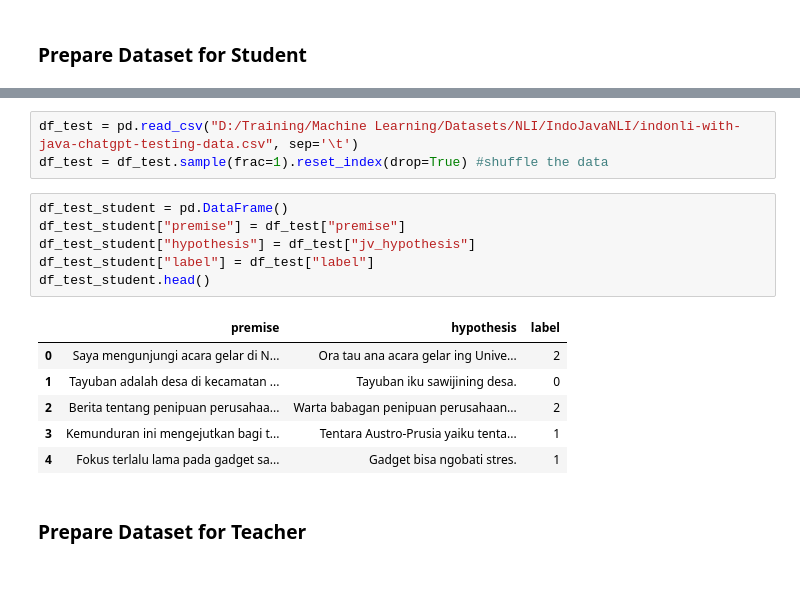
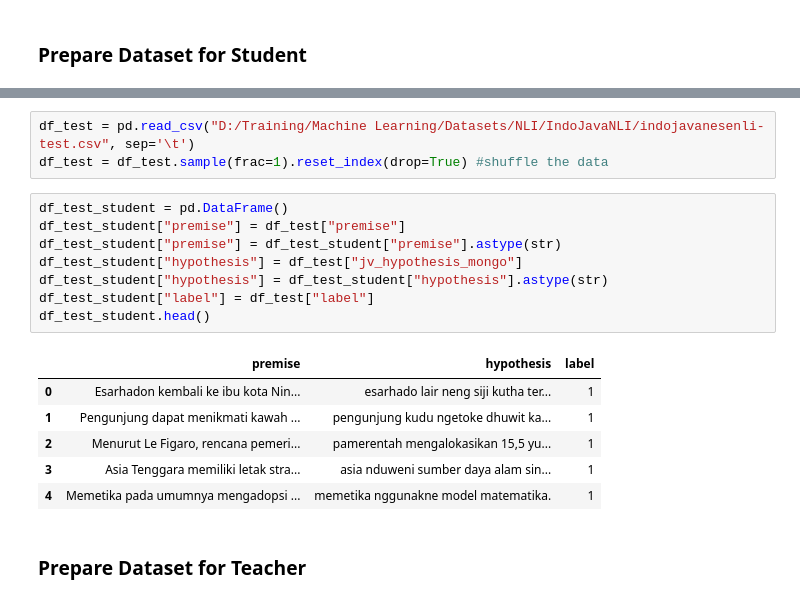
Before and after one commit to Tesis-IF/Indo-Javanese-NLI, a Jupyter notebook: ResearchedModels/NLI Transfer Learning.ipynb, the cells around one changed output, grey strips where cells are left out. Drawn from its saved outputs; the diff is of its cells as text.

```diff
--- a/ResearchedModels/NLI Transfer Learning.ipynb
+++ b/ResearchedModels/NLI Transfer Learning.ipynb
@@ -123,19 +145,21 @@ df_valid_student.head()
 # %%
-df_test = pd.read_csv("D:/Training/Machine Learning/Datasets/NLI/IndoJavaNLI/indonli-with-java-chatgpt-testing-data.csv", sep='\t')
+df_test = pd.read_csv("D:/Training/Machine Learning/Datasets/NLI/IndoJavaNLI/indojavanesenli-test.csv", sep='\t')
 df_test = df_test.sample(frac=1).reset_index(drop=True) #shuffle the data
 # %%
 df_test_student = pd.DataFrame()
 df_test_student["premise"] = df_test["premise"]
-df_test_student["hypothesis"] = df_test["jv_hypothesis"]
+df_test_student["premise"] = df_test_student["premise"].astype(str)
+df_test_student["hypothesis"] = df_test["jv_hypothesis_mongo"]
+df_test_student["hypothesis"] = df_test_student["hypothesis"].astype(str)
 df_test_student["label"] = df_test["label"]
 df_test_student.head()
 # %% [output]
 |  | premise | hypothesis | label |
-| 0 | Saya mengunjungi acara gelar di N... | Ora tau ana acara gelar ing Unive... | 2 |
-| 1 | Tayuban adalah desa di kecamatan ... | Tayuban iku sawijining desa. | 0 |
-| 2 | Berita tentang penipuan perusahaa... | Warta babagan penipuan perusahaan... | 2 |
-| 3 | Kemunduran ini mengejutkan bagi t... | Tentara Austro-Prusia yaiku tenta... | 1 |
-| 4 | Fokus terlalu lama pada gadget sa... | Gadget bisa ngobati stres. | 1 |
+| 0 | Esarhadon kembali ke ibu kota Nin... | esarhado lair neng siji kutha ter... | 1 |
+| 1 | Pengunjung dapat menikmati kawah ... | pengunjung kudu ngetoke dhuwit ka... | 1 |
+| 2 | Menurut Le Figaro, rencana pemeri... | pamerentah mengalokasikan 15,5 yu... | 1 |
+| 3 | Asia Tenggara memiliki letak stra... | asia nduweni sumber daya alam sin... | 1 |
+| 4 | Memetika pada umumnya mengadopsi ... | memetika nggunakne model matematika. | 1 |
 # %% [markdown]
 ### Prepare Dataset for Teacher
 # %% [markdown]
```
Also changed, not shown: parts of 77 cells of this notebook.
